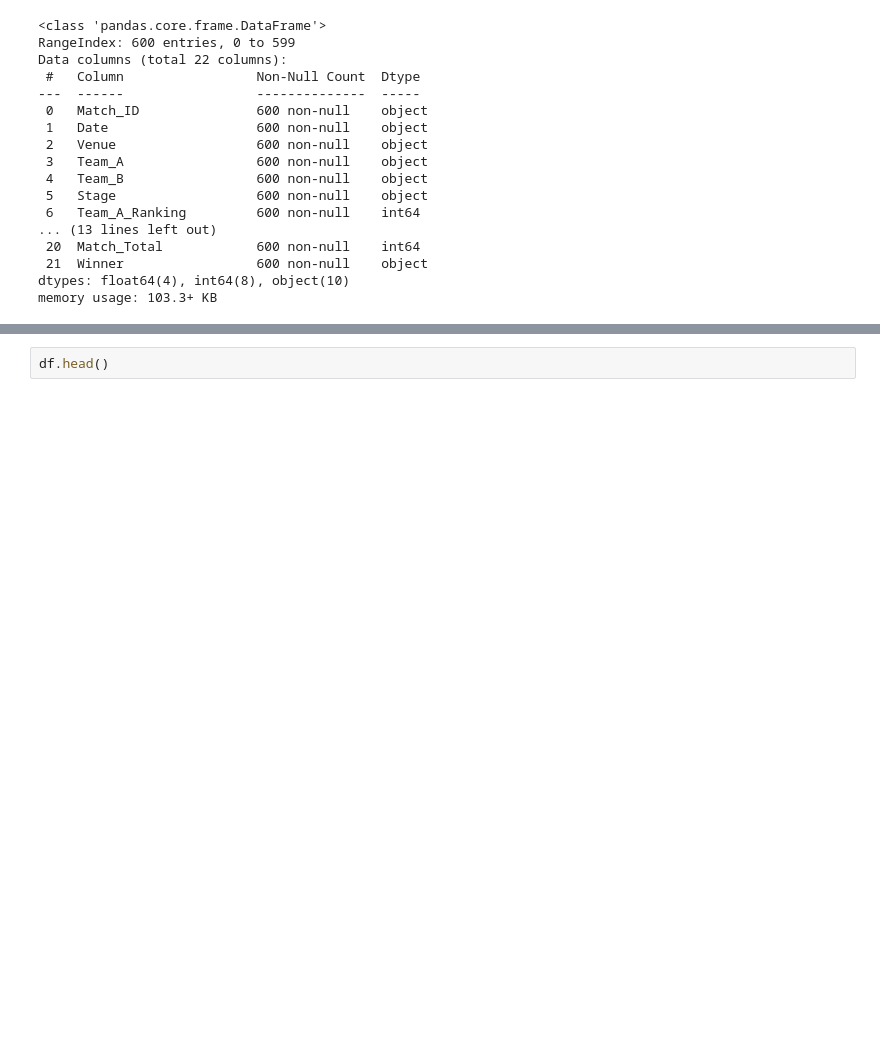
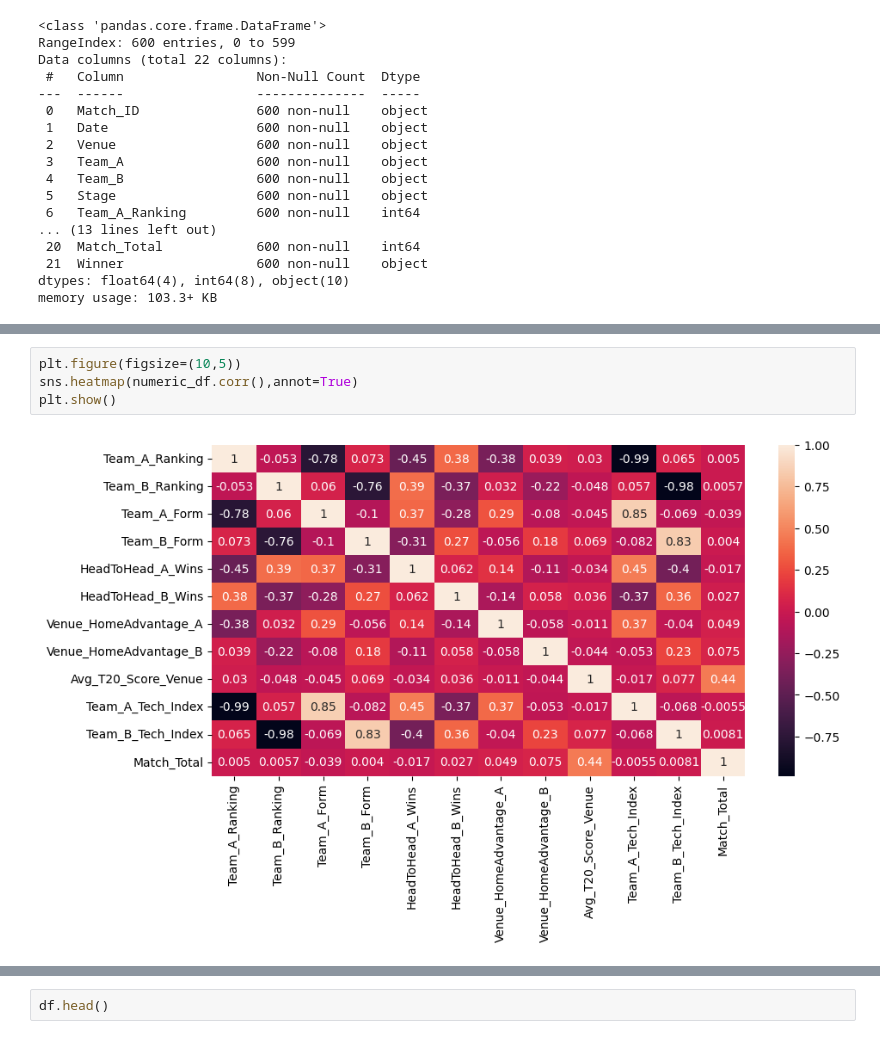
Before and after one commit to Priyanshu6yadav/Machine-Learning, a Jupyter notebook: eda/2026 t20 match/t20_dataset.ipynb, the cells around one changed output, grey strips where cells are left out. Drawn from its saved outputs; the diff is of its cells as text; blank space fills up the shorter version.

```diff
--- a/eda/2026 t20 match/t20_dataset.ipynb
+++ b/eda/2026 t20 match/t20_dataset.ipynb
@@ -58,0 +97,6 @@ categorical = df.select_dtypes(include=["object"])
+# %%
+plt.figure(figsize=(10,5))
+sns.heatmap(numeric_df.corr(),annot=True)
+plt.show()
+# %% [output]
+[figure, added]
```
Also changed, not shown: parts of 12 cells of this notebook, 1 other file.
